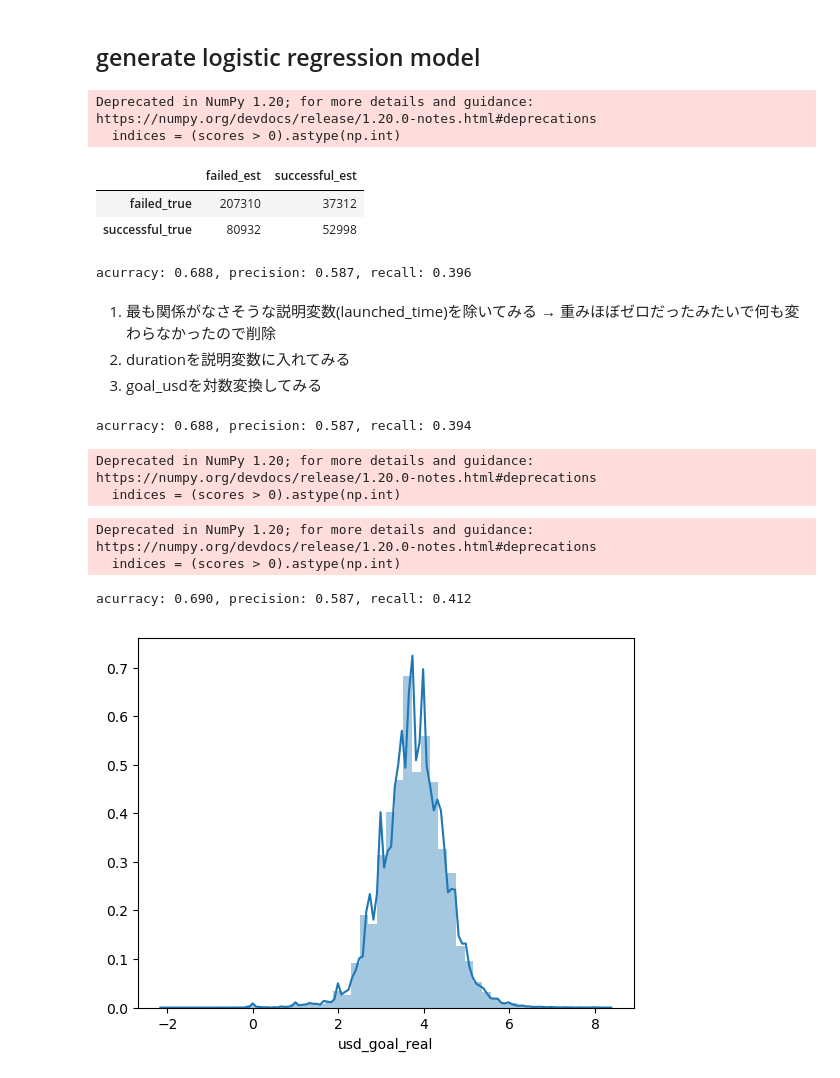
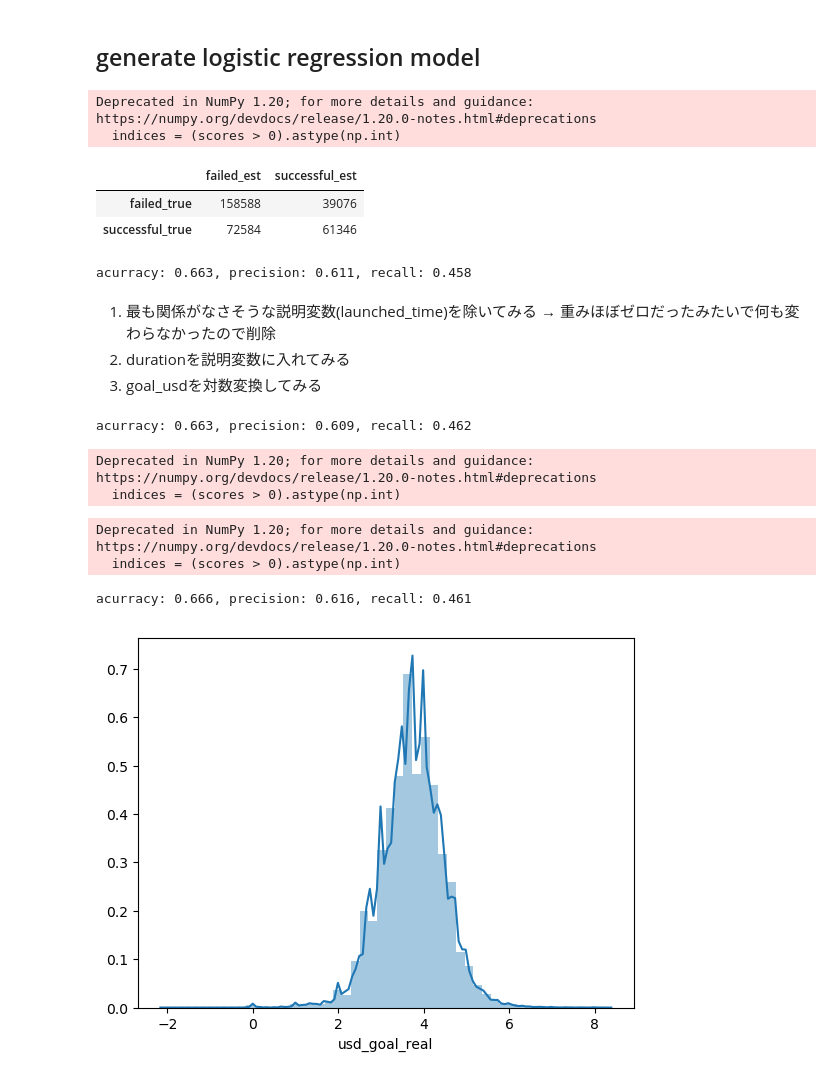
Before and after one commit to masam101376/kickstarter-projects, a Jupyter notebook: practice.ipynb, the cells around one changed output. Saved outputs shown, nothing was run; the diff lists cells and outputs as text; code cells hidden in the pictures.

```diff
--- a/practice.ipynb
+++ b/practice.ipynb
@@ -51,7 +51,7 @@ df = df_origin
 # exclude: ID, name, goal, pledged, usd pledged, use_pledged_real, backers
 df = df.drop(['name', 'ID', 'goal', 'pledged', 'usd pledged', 'usd_pledged_real', 'backers'], axis=1)
 # df = df.drop(['state'], axis=1)
-df.loc[df['state']!='successful', 'state'] = 'failed'
+df = df[(df['state'] == 'successful') | (df['state'] == 'failed')]
 
 # currency to country
 # df.loc[(df['country']=='N,0"') & (df['currency']!="EUR"), 'country'] = df.loc[(df['country']=='N,0"') & (df['currency']!="EUR"), 'currency'].str[:2]
@@ -294,8 +294,8 @@ confmat
 Deprecated in NumPy 1.20; for more details and guidance: https://numpy.org/devdocs/release/1.20.0-notes.html#deprecations
   indices = (scores > 0).astype(np.int)
 |  | failed_est | successful_est |
-| failed_true | 207310 | 37312 |
-| successful_true | 80932 | 52998 |
+| failed_true | 158588 | 39076 |
+| successful_true | 72584 | 61346 |
 # %%
 ac = accuracy_score(y, y_est)
 pr = precision_score(y, y_est)
@@ -303,14 +303,14 @@ re = recall_score(y, y_est)
 
 print(f'acurracy: {ac:.3f}, precision: {pr:.3f}, recall: {re:.3f}')
 # %% [output]
-acurracy: 0.688, precision: 0.587, recall: 0.396
+acurracy: 0.663, precision: 0.611, recall: 0.458
 # %% [markdown]
 1. 最も関係がなさそうな説明変数(launched_time)を除いてみる → 重みほぼゼロだったみたいで何も変わらなかったので削除
 2. durationを説明変数に入れてみる
 3. goal_usdを対数変換してみる
 # %%
 # 2. Add 'duration' to the explanatories.
-X1_2 = copy(X1)
+X1_2 = copy.copy(X1)
 X1_2['duration'] = X1_2['deadline'] - X1_2['launched']
 
 scaler.fit(X1_2.values)
@@ -328,32 +328,32 @@ print(f'acurracy: {ac:.3f}, precision: {pr:.3f}, recall: {re:.3f}')
 
 # Scores did not change.
 # %% [output]
-acurracy: 0.688, precision: 0.587, recall: 0.394
+acurracy: 0.663, precision: 0.609, recall: 0.462
 Deprecated in NumPy 1.20; for more details and guidance: https://numpy.org/devdocs/release/1.20.0-notes.html#deprecations
   indices = (scores > 0).astype(np.int)
 # %%
 # 3. Convert 'usd_goal_real' into log-scale.
-X1_3 = copy(X1)
+X1_3 = copy.copy(X1)
 X1_3['usd_goal_real'] = X1_3['usd_goal_real'].map(math.log10)
 
 sns.distplot(X1_3['usd_goal_real'])
 
 scaler.fit(X1_3.values)
 X1_scaled_3 = scaler.transform(X1_3.values)
 
 X_3 = np.concatenate([X1_scaled_3, X2_dummy], axis=1)
 
 clf.fit(X_3, y)
 y_est_3 = clf.predict(X_3)
 
 ac = accuracy_score(y, y_est_3)
 pr = precision_score(y, y_est_3)
 re = recall_score(y, y_est_3)
 print(f'acurracy: {ac:.3f}, precision: {pr:.3f}, recall: {re:.3f}')
 
 # Scores have slightly been up.
 # %% [output]
 Deprecated in NumPy 1.20; for more details and guidance: https://numpy.org/devdocs/release/1.20.0-notes.html#deprecations
   indices = (scores > 0).astype(np.int)
-acurracy: 0.690, precision: 0.587, recall: 0.412
+acurracy: 0.666, precision: 0.616, recall: 0.461
-[figure, old version]
+[figure, new version]
```
Also changed, not shown: parts of 17 cells of this notebook, 1 other file.
